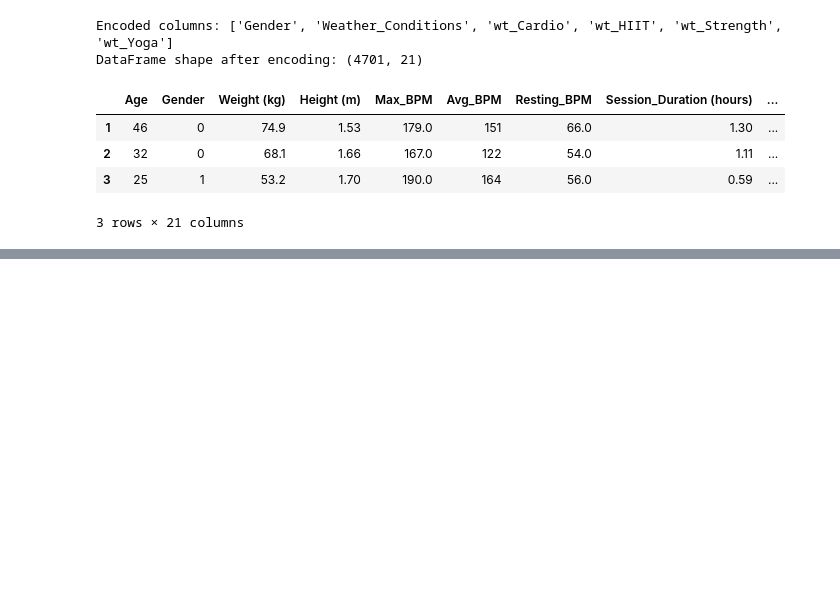
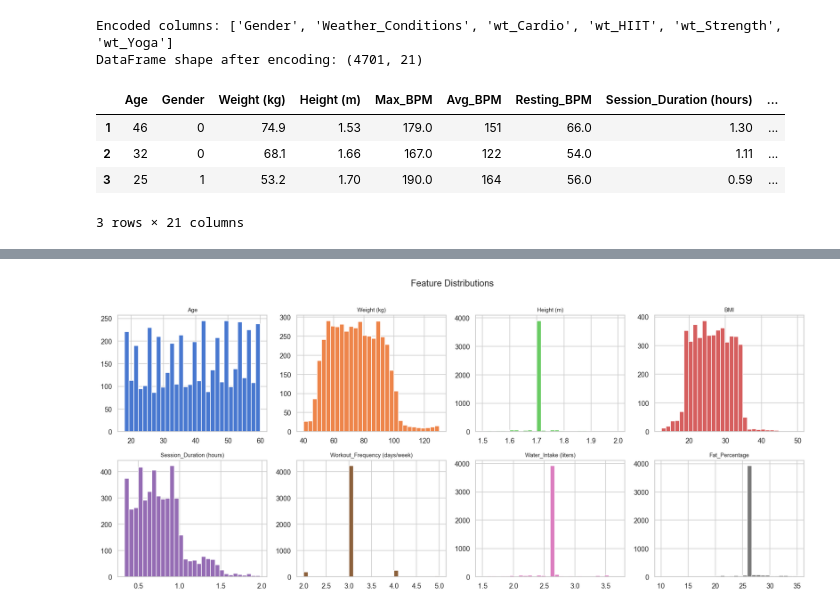
Before and after one commit to heyisula/caloriesense, a Jupyter notebook: train.ipynb, the cells around one changed output, grey strips where cells are left out. Cells and saved outputs as stored; diff of their text form; code cells hidden in the pictures; blank space fills up the shorter version.

```diff
--- a/train.ipynb
+++ b/train.ipynb
@@ -350,0 +441,20 @@ DataFrame shape after encoding: (4701, 21)
+# %%
+hist_features = ['Age', 'Weight (kg)', 'Height (m)', 'BMI',
+                 'Session_Duration (hours)', 'Workout_Frequency (days/week)', 'Water_Intake (liters)', 'Fat_Percentage']
+hist_features = [f for f in hist_features if f in dfUnified.columns]
+
+fig, axes = plt.subplots(2, 4, figsize=(16, 7))
+axes = axes.flatten()
+for i, feat in enumerate(hist_features):
+    axes[i].hist(dfUnified[feat].dropna(), bins=30,
+                 color=sns.color_palette('muted')[i % 8], edgecolor='white')
+    axes[i].set_title(feat, fontsize=9)
+
+for j in range(i+1, len(axes)):
+    axes[j].set_visible(False)
+
+plt.suptitle('Feature Distributions', y=1.01)
+plt.tight_layout()
+plt.show()
+# %% [output]
+[figure, added]
```
Also changed, not shown: parts of 7 cells of this notebook.
